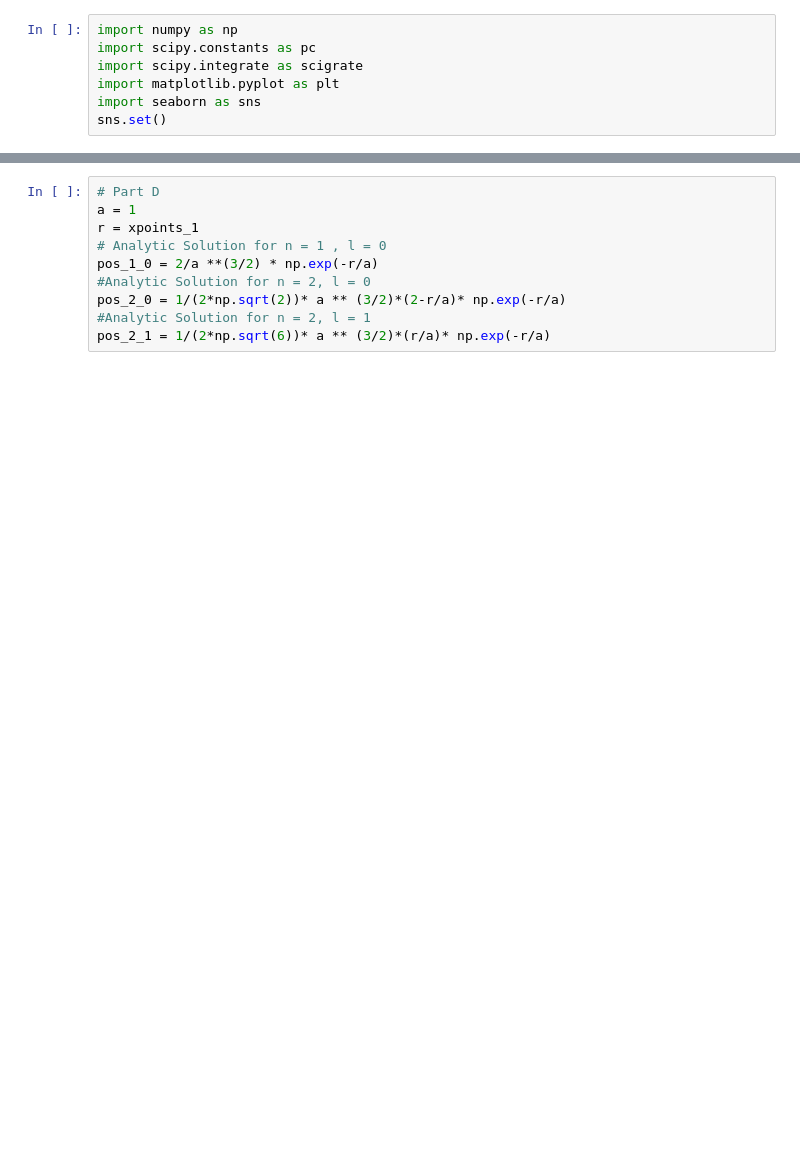
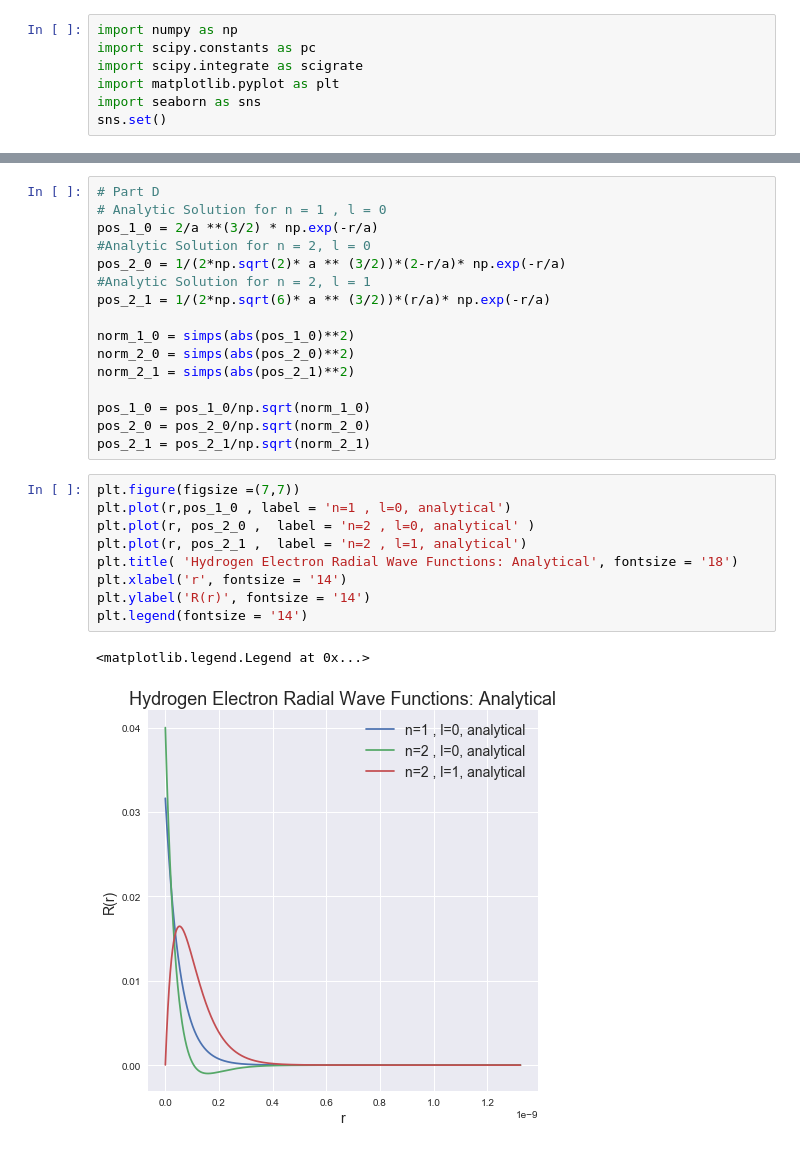
Before and after one commit to andrewkhardy/PHY-407, a Jupyter notebook: Lab07_Q2.ipynb, the cells around one changed output, grey strips where cells are left out. Saved outputs shown, nothing was run; the diff lists cells and outputs as text; blank space fills up the shorter version.

```diff
--- a/Lab07_Q2.ipynb
+++ b/Lab07_Q2.ipynb
@@ -113,11 +148,29 @@ plt.legend(fontsize = '14')
 # %%
 # Part D
-a = 1
-r = xpoints_1
 # Analytic Solution for n = 1 , l = 0
 pos_1_0 = 2/a **(3/2) * np.exp(-r/a)
 #Analytic Solution for n = 2, l = 0
-pos_2_0 = 1/(2*np.sqrt(2))* a ** (3/2)*(2-r/a)* np.exp(-r/a)
+pos_2_0 = 1/(2*np.sqrt(2)* a ** (3/2))*(2-r/a)* np.exp(-r/a)
 #Analytic Solution for n = 2, l = 1
-pos_2_1 = 1/(2*np.sqrt(6))* a ** (3/2)*(r/a)* np.exp(-r/a)
+pos_2_1 = 1/(2*np.sqrt(6)* a ** (3/2))*(r/a)* np.exp(-r/a)
+
+norm_1_0 = simps(abs(pos_1_0)**2)
+norm_2_0 = simps(abs(pos_2_0)**2)
+norm_2_1 = simps(abs(pos_2_1)**2)
+
+pos_1_0 = pos_1_0/np.sqrt(norm_1_0)
+pos_2_0 = pos_2_0/np.sqrt(norm_2_0)
+pos_2_1 = pos_2_1/np.sqrt(norm_2_1)
+# %%
+plt.figure(figsize =(7,7))
+plt.plot(r,pos_1_0 , label = 'n=1 , l=0, analytical')
+plt.plot(r, pos_2_0 ,  label = 'n=2 , l=0, analytical' )
+plt.plot(r, pos_2_1 ,  label = 'n=2 , l=1, analytical')
+plt.title( 'Hydrogen Electron Radial Wave Functions: Analytical', fontsize = '18')
+plt.xlabel('r', fontsize = '14')
+plt.ylabel('R(r)', fontsize = '14')
+plt.legend(fontsize = '14')
+# %% [output]
+<matplotlib.legend.Legend at 0x...>
+[figure, added]
 # %%
```
Also changed, not shown: parts of 14 cells of this notebook.
